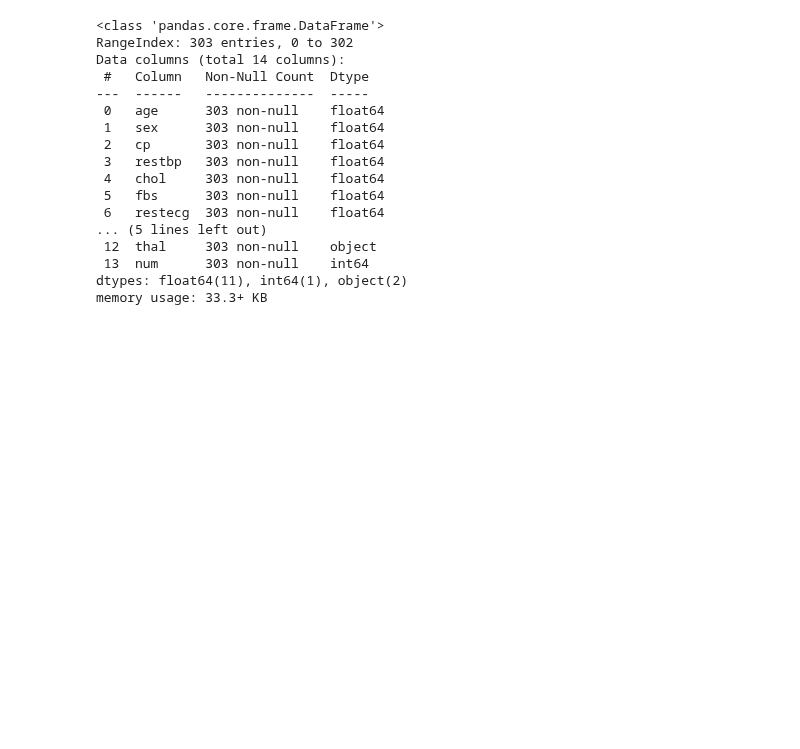
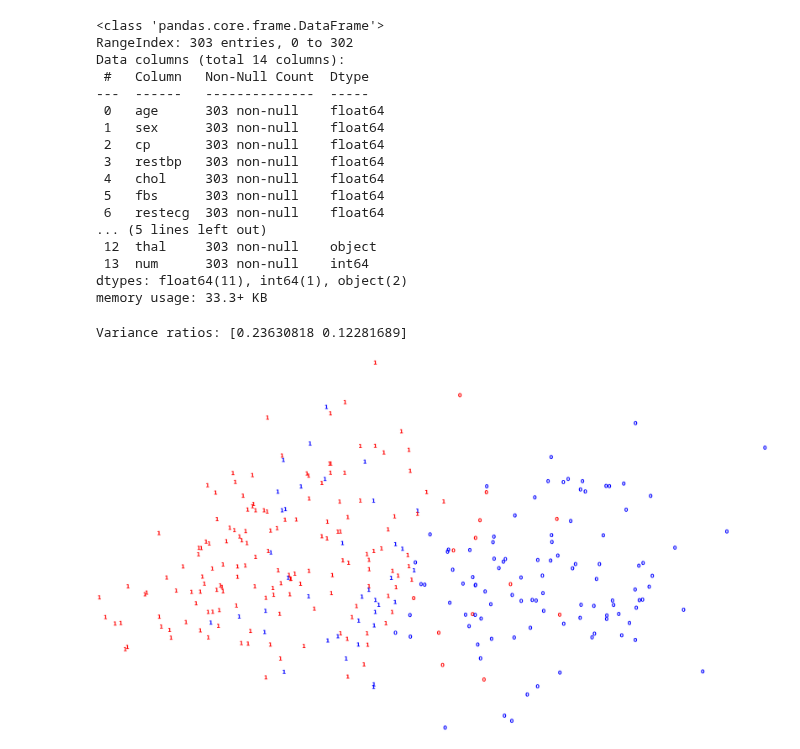
Before and after one commit to gulmert89/bootcamp_files, a Jupyter notebook: odev92_kmeans.ipynb, the cells around one changed output. Saved outputs shown, nothing was run; the diff lists cells and outputs as text; code cells hidden in the pictures; blank space fills up the shorter version.

```diff
--- a/odev92_kmeans.ipynb
+++ b/odev92_kmeans.ipynb
@@ -59,6 +59,7 @@ y1_prediction = kmeans_cluster.predict(x1_std)
 # %%
 # dimension reduction
-pca1 = PCA(n_components=2).fit_transform(x1_std)
+pca1_model = PCA(n_components=2)
+pca1 = pca1_model.fit_transform(x1_std)
 # %%
 # visualise the output
 plt.figure(figsize=(8, 5))
@@ -142,31 +143,43 @@ Data columns (total 14 columns):
 dtypes: float64(11), int64(1), object(2)
 memory usage: 33.3+ KB
 # %%
-X_2 = heart_disease.iloc[:, :13]
-Y_2 = heart_disease.iloc[:, 13]
+# preprocess
+x2 = heart_disease.iloc[:, :13]
+y2 = heart_disease.iloc[:, 13]
 
-X_2 = X_2.replace(to_replace="?", value=0)
-X_2 = X_2.astype("float64")
-Y_2 = np.where(Y_2>0, 1, 0)
+x2 = x2.replace(to_replace="?", value=0)
+x2 = x2.astype("float64")
+y2 = np.where(y2>0, 1, 0)
+
+x2_std = scaler.fit_transform(x2)
+# %%
+# dimension reduction
+pca2_model = PCA(n_components=2)
+pca2 = pca2_model.fit_transform(x2_std)
+print("Variance ratios:", pca2_model.explained_variance_ratio_)
+# %% [output]
+Variance ratios: [0.23630818 0.12281689]
 # %%
-"""def""" kmeans_creator2(cluster_number):
+def kmeans_creator2(cluster_number):
     kmeans_cluster = KMeans(n_clusters=cluster_number, random_state=42)
     # fit the model
-    kmeans_cluster.fit(x1_std)
-    y1_prediction = kmeans_cluster.predict(x1_std)
+    kmeans_cluster.fit(x2_std)
+    y2_prediction = kmeans_cluster.predict(x2_std)
 
     # visualise the output
     plt.figure(figsize=(8, 5))
     colors = "rbg"
-    for i in range(pca1.shape[0]):
-        plt.text(x=pca1[i, 0], y=pca1[i, 1], s=str(y1_prediction[i]),
-                color=colors[y1[i]], fontdict={"weight":"bold", "size":30})
+    for i in range(pca2.shape[0]):
+        plt.text(x=pca2[i, 0], y=pca2[i, 1], s=str(y2_prediction[i]),
+                color=colors[y2[i]], fontdict={"weight":"bold", "size":30})
 
     plt.xticks([])
     plt.yticks([])
     plt.axis("off")
     plt.show()
     # colors are true values where numbers reflect predictions
 
 # forming KMeans model with 2 clusters
 kmeans_creator2(2)
+# %% [output]
+[figure, added]
```
Also changed, not shown: parts of 5 cells of this notebook.
